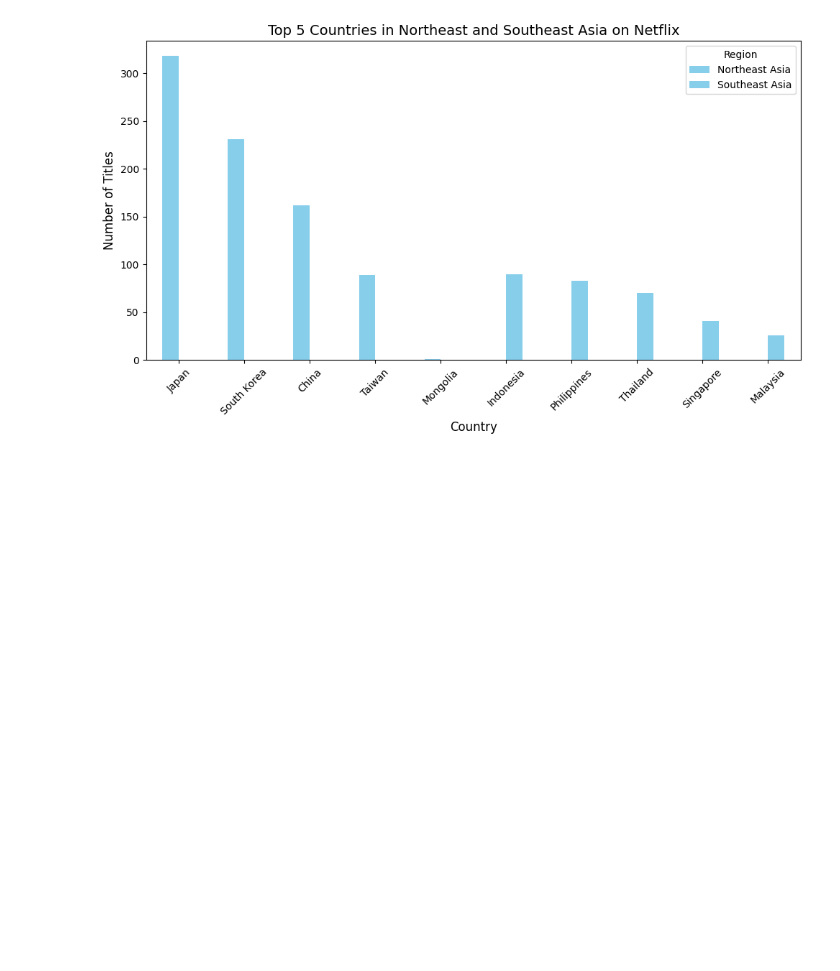
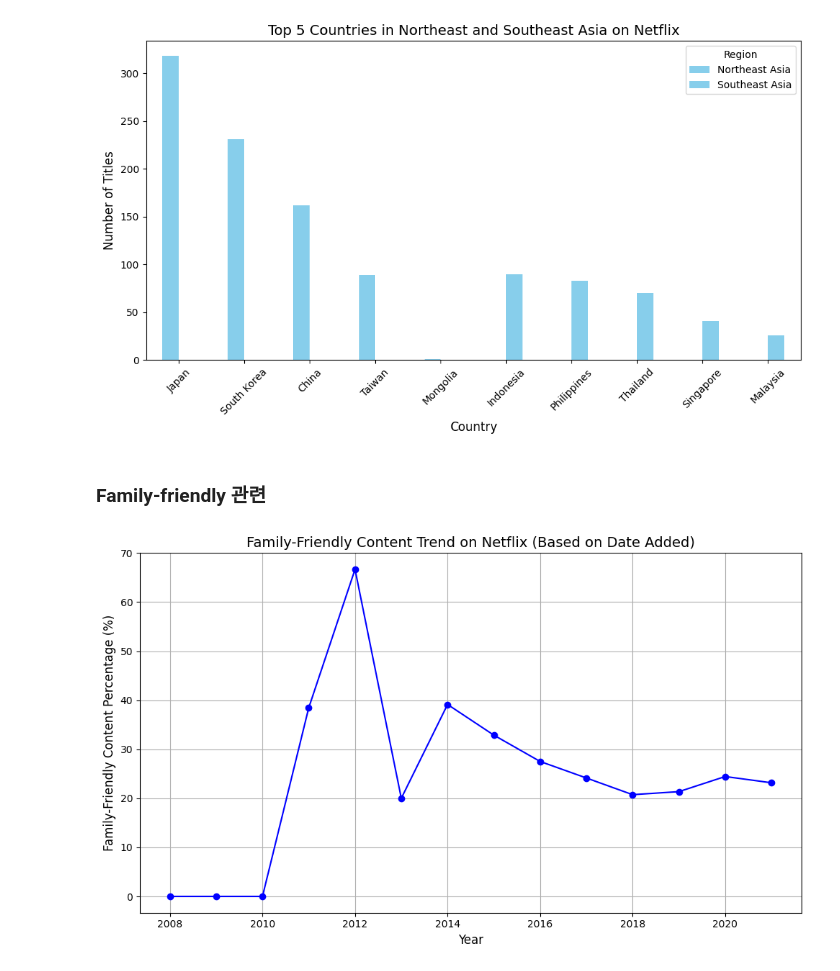
Before and after one commit to seungboAn/DATAthon, a Jupyter notebook: 김대환/joshworkspace.ipynb, the cells around one changed output. Drawn from its saved outputs; the diff is of its cells as text; code cells hidden in the pictures; blank space fills up the shorter version.

```diff
--- a/김대환/joshworkspace.ipynb
+++ b/김대환/joshworkspace.ipynb
@@ -150,3 +150,38 @@ plt.tight_layout()
 plt.show()
 # %% [output]
 [figure]
+# %% [markdown]
+### Family-friendly 관련
+# %%
+# Define family-friendly ratings
+family_friendly_ratings = [
+    "G", "PG", "TV-Y", "TV-Y7", "TV-G", "TV-PG"
+]
+
+# Create a family-friendly column based on rating
+netflix_data['family_friendly'] = netflix_data['rating'].isin(family_friendly_ratings)
+
+# Convert 'date_added' to datetime format if not already
+netflix_data['date_added'] = pd.to_datetime(netflix_data['date_added'], errors='coerce')
+
+# Extract year from 'date_added'
+netflix_data['added_year'] = netflix_data['date_added'].dt.year
+
+# Calculate the family-friendly content percentage by year
+family_friendly_trend = netflix_data.groupby('added_year')['family_friendly'].mean() * 100
+
+# Filter for meaningful years
+family_friendly_trend = family_friendly_trend.dropna()
+
+
+# Visualize the trend
+plt.figure(figsize=(10, 6))
+family_friendly_trend.plot(kind='line', marker='o', color='b')
+plt.title('Family-Friendly Content Trend on Netflix (Based on Date Added)', fontsize=14)
+plt.xlabel('Year', fontsize=12)
+plt.ylabel('Family-Friendly Content Percentage (%)', fontsize=12)
+plt.grid(True)
+plt.tight_layout()
+plt.show()
+# %% [output]
+[figure, added]
```
Also changed, not shown: parts of 2 cells of this notebook, 2 other files.
